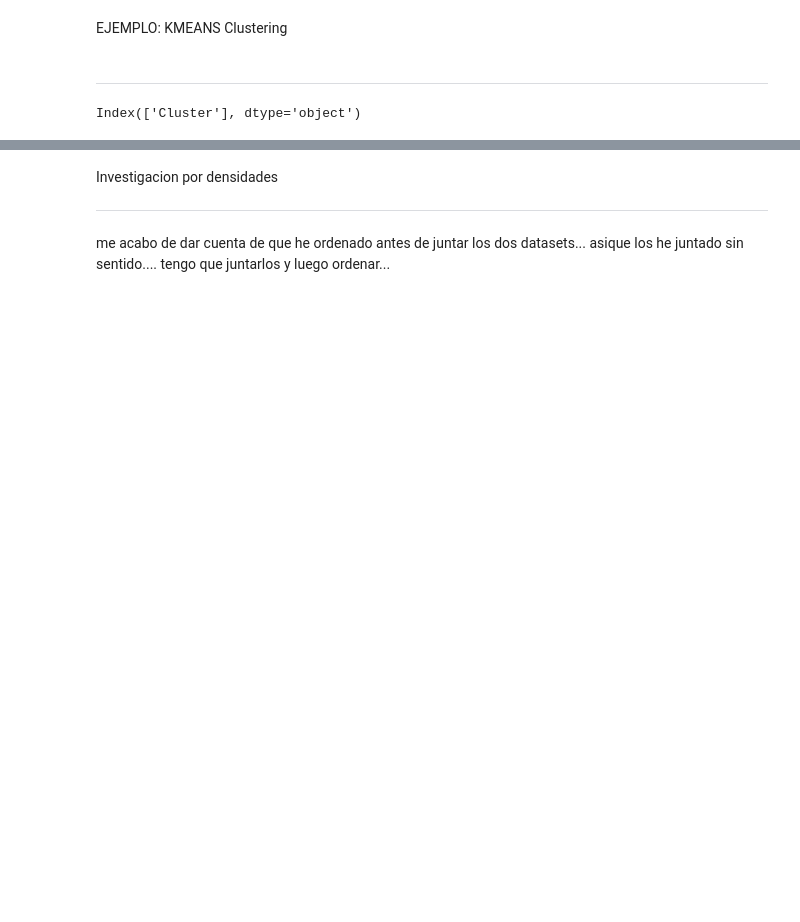
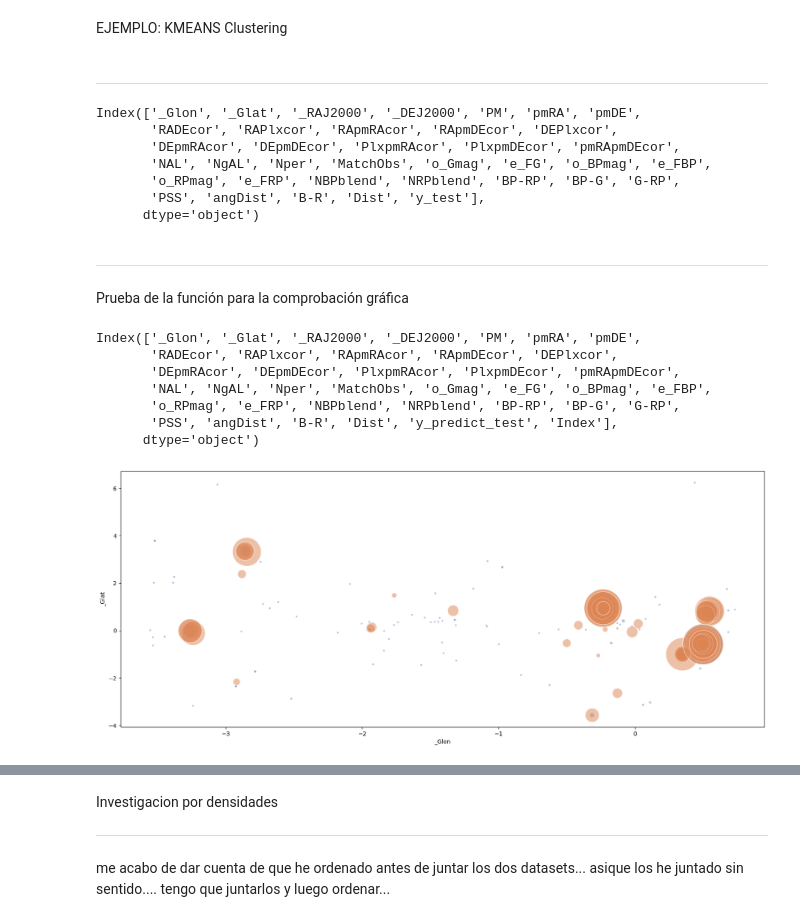
Before and after one commit to TatianaCC/STARS_FinalProject, a Jupyter notebook: src/Class_kmeans.ipynb, the cells around one changed output, grey strips where cells are left out. Saved outputs shown, nothing was run; the diff lists cells and outputs as text; code cells hidden in the pictures; blank space fills up the shorter version.

Commit message:
Tati graph tester 240606

```diff
--- a/src/Class_kmeans.ipynb
+++ b/src/Class_kmeans.ipynb
@@ -34,4 +43,29 @@ X_test_glon_glat = X_test[['_Glon', '_Glat','_RAJ2000','_DEJ2000','Dist']]
 # %%
-y_test.columns
+X_test_with_y_test.columns
 # %% [output]
-Index(['Cluster'], dtype='object')
+Index(['_Glon', '_Glat', '_RAJ2000', '_DEJ2000', 'PM', 'pmRA', 'pmDE',
+       'RADEcor', 'RAPlxcor', 'RApmRAcor', 'RApmDEcor', 'DEPlxcor',
+       'DEpmRAcor', 'DEpmDEcor', 'PlxpmRAcor', 'PlxpmDEcor', 'pmRApmDEcor',
+       'NAL', 'NgAL', 'Nper', 'MatchObs', 'o_Gmag', 'e_FG', 'o_BPmag', 'e_FBP',
+       'o_RPmag', 'e_FRP', 'NBPblend', 'NRPblend', 'BP-RP', 'BP-G', 'G-RP',
+       'PSS', 'angDist', 'B-R', 'Dist', 'y_test'],
+      dtype='object')
+# %% [markdown]
+-------------------------------
+# %% [markdown]
+Prueba de la función para la comprobación gráfica
+# %%
+X_test_with_y_test = pd.read_csv('../Samples/Clean/Testing/Kmeans/test.csv')
+X_test_with_y_predict_test = pd.read_csv('../Samples/Clean/Testing/Kmeans/predict.csv')
+# %%
+from tools import graphic_tester
+graphic_tester(X_test_with_y_test, X_test_with_y_predict_test, 'y_test', 'y_predict_test', '_Glon', '_Glat')
+# %% [output]
+Index(['_Glon', '_Glat', '_RAJ2000', '_DEJ2000', 'PM', 'pmRA', 'pmDE',
+       'RADEcor', 'RAPlxcor', 'RApmRAcor', 'RApmDEcor', 'DEPlxcor',
+       'DEpmRAcor', 'DEpmDEcor', 'PlxpmRAcor', 'PlxpmDEcor', 'pmRApmDEcor',
+       'NAL', 'NgAL', 'Nper', 'MatchObs', 'o_Gmag', 'e_FG', 'o_BPmag', 'e_FBP',
+       'o_RPmag', 'e_FRP', 'NBPblend', 'NRPblend', 'BP-RP', 'BP-G', 'G-RP',
+       'PSS', 'angDist', 'B-R', 'Dist', 'y_predict_test', 'Index'],
+      dtype='object')
+[figure, added]
```
Also changed, not shown: parts of 13 cells of this notebook, 2 other files.
